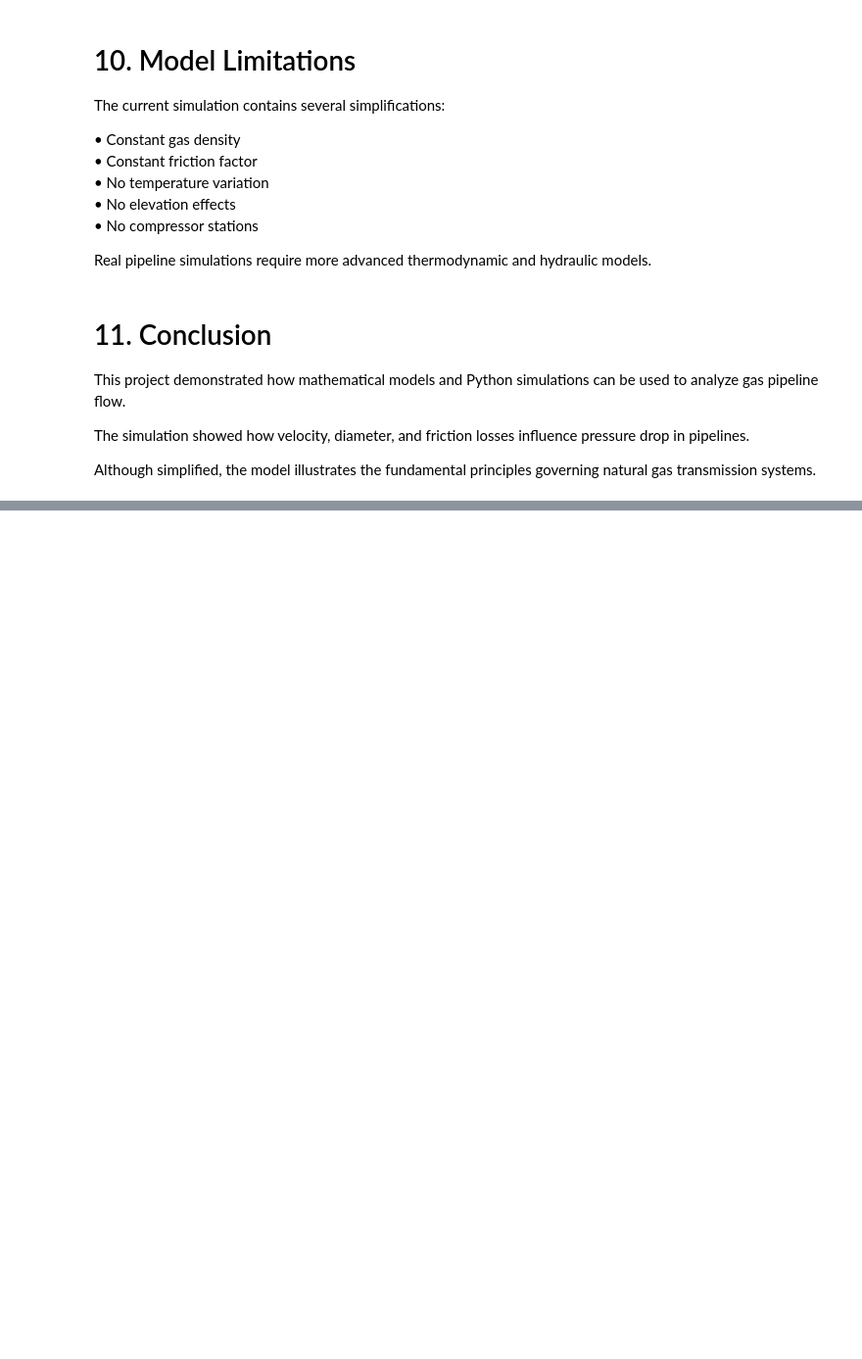
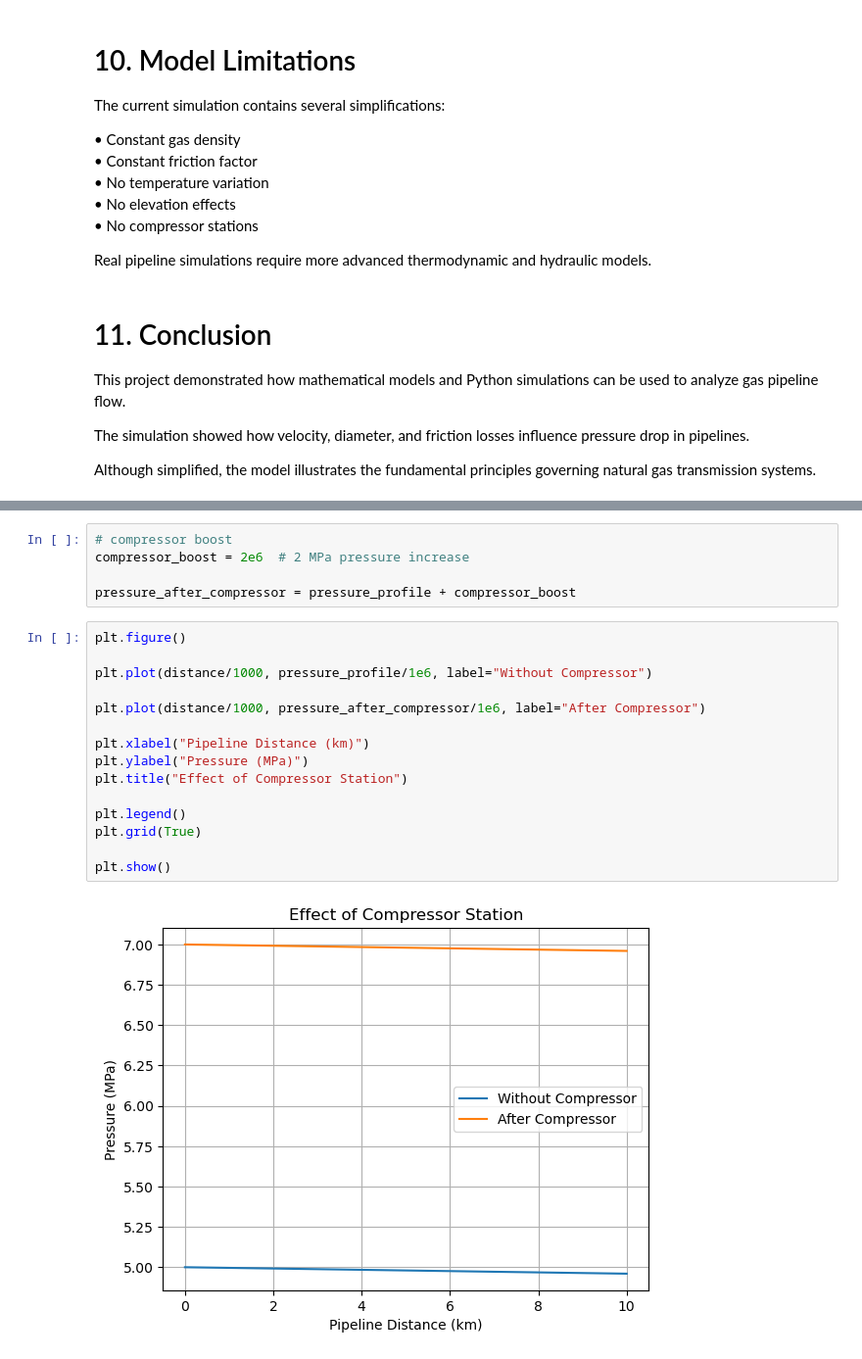
Before and after one commit to PursyM/gas-pipeline-flow-simulation, a Jupyter notebook: pipeline_simulation.ipynb, the cells around one changed output, grey strips where cells are left out. Shown at 98% size. Drawn from its saved outputs; the diff is of its cells as text; blank space fills up the shorter version.

```diff
--- a/pipeline_simulation.ipynb
+++ b/pipeline_simulation.ipynb
@@ -224,0 +303,22 @@ Although simplified, the model illustrates the fundamental principles governing
+# %%
+# compressor boost
+compressor_boost = 2e6  # 2 MPa pressure increase
+
+pressure_after_compressor = pressure_profile + compressor_boost
+# %%
+plt.figure()
+
+plt.plot(distance/1000, pressure_profile/1e6, label="Without Compressor")
+
+plt.plot(distance/1000, pressure_after_compressor/1e6, label="After Compressor")
+
+plt.xlabel("Pipeline Distance (km)")
+plt.ylabel("Pressure (MPa)")
+plt.title("Effect of Compressor Station")
+
+plt.legend()
+plt.grid(True)
+
+plt.show()
+# %% [output]
+[figure, added]
```
Also changed, not shown: parts of 8 cells of this notebook.
